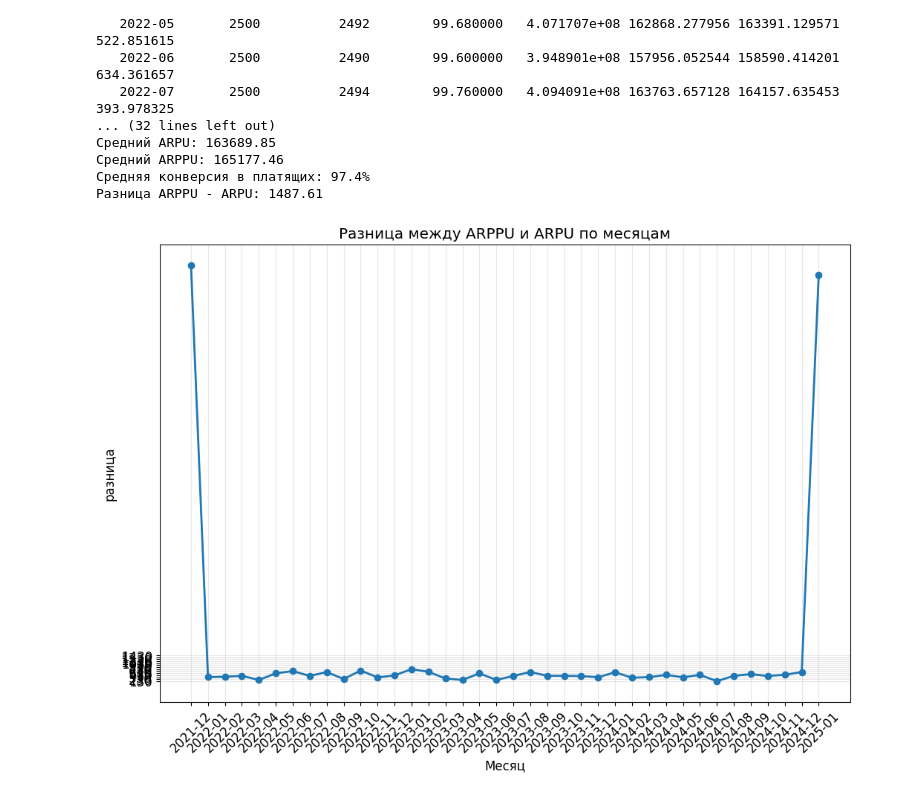
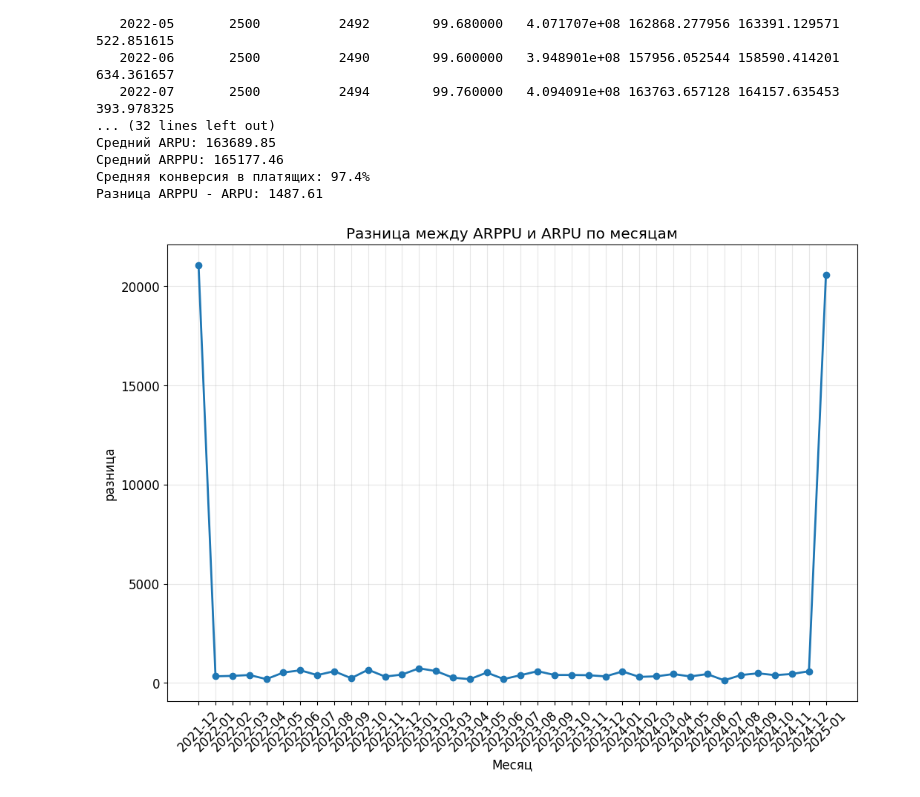
Before and after one commit to Konstantin-Sukh/big_data_yandex, a Jupyter notebook: arpu.ipynb, the cells around one changed output. Drawn from its saved outputs; the diff is of its cells as text; code cells hidden in the pictures.

```diff
--- a/arpu.ipynb
+++ b/arpu.ipynb
@@ -329,12 +329,12 @@ year_month  all_users  paying_users  conversion_rate  total_revenue          ARP
 # %%
 import numpy as np
 
 plt.plot(comparison_df['year_month'], comparison_df['difference'], marker='o', linewidth=2)
 plt.title('Разница между ARPPU и ARPU по месяцам')
 plt.xlabel('Месяц')
 plt.ylabel('разница')
 plt.xticks(rotation=45)
-plt.yticks(np.arange(min(comparison_df['difference']), comparison_df["difference"].mean(), 100))
+
 plt.grid(True, alpha=0.3)
 # %% [output]
-[figure, old version]
+[figure, new version]
```
Also changed, not shown: parts of 4 cells of this notebook.
